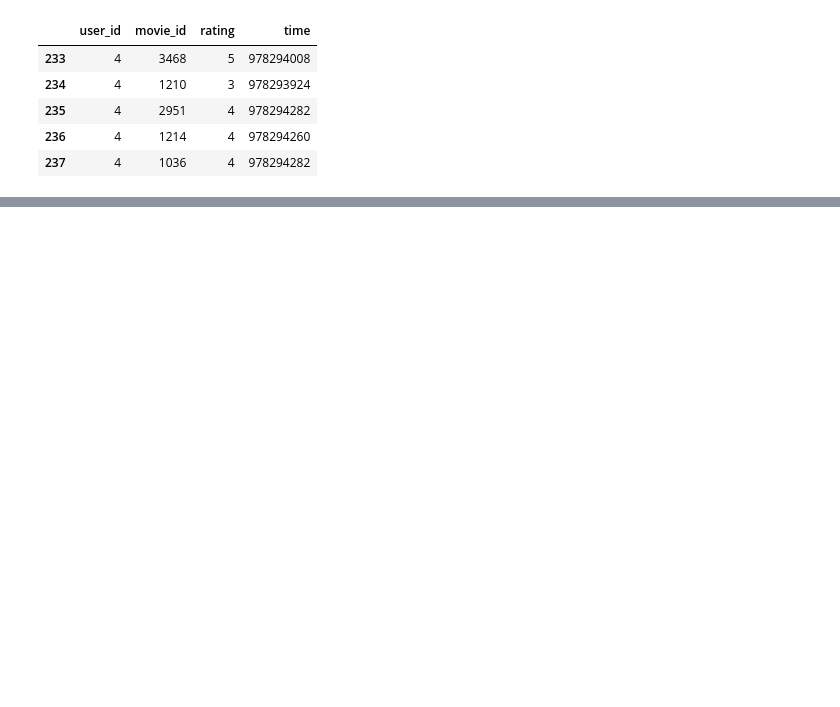
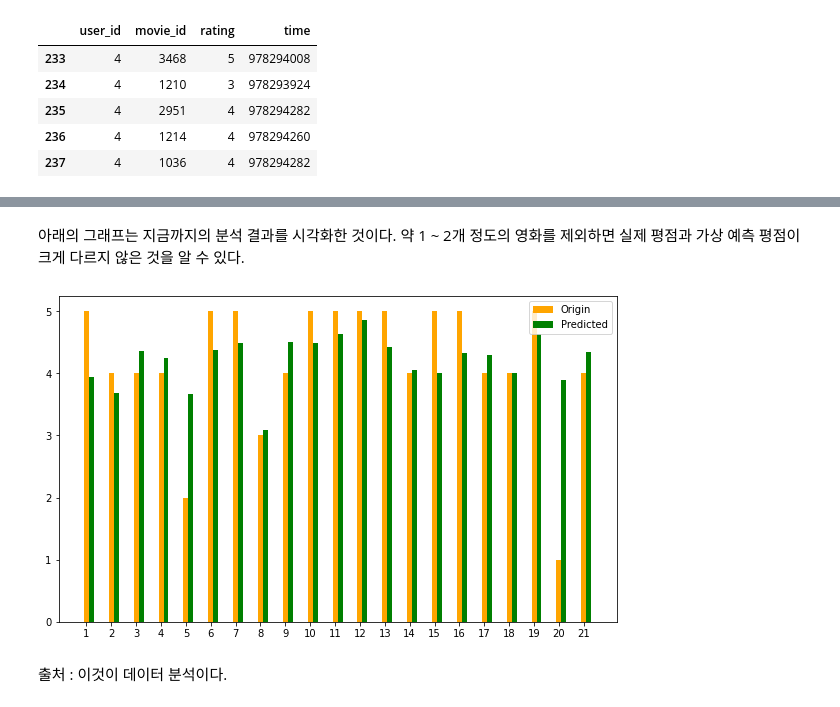
Before and after one commit to jaeyoon89/python_data_analysis, a Jupyter notebook: ch3-3_movie_rating_prediction.ipynb, the cells around one changed output, grey strips where cells are left out. Cells and saved outputs as stored; diff of their text form; code cells hidden in the pictures; blank space fills up the shorter version.

Commit message:
data_analysis_ch3-3_movie_rating_prediction

```diff
--- a/ch3-3_movie_rating_prediction.ipynb
+++ b/ch3-3_movie_rating_prediction.ipynb
@@ -246,0 +379,4 @@ target_user_data.head(5)
+# %%
+target_user_movie_predict_dict = get_user_predicted_ratings(predictions=target_user_predictions,
+                                                            user_id=target_user_id,
+                                                            user_history=target_user_movie_rating_dict)
@@ -246,0 +407,14 @@ target_user_data.head(5)
+# %%
+origin_rating_list = []
+predicted_rating_list = []
+movie_title_list = []
+idx = 0
+for movie_id, predicted_rating in target_user_movie_predict_dict.items():
+    idx = idx + 1
+    predicted_rating = round(predicted_rating,2)
+    origin_rating = target_user_movie_rating_dict[movie_id]
+    movie_title = movie_dict[movie_id]
+    print("movie", str(idx), ":", movie_title, ":", origin_rating, "/", predicted_rating)
+    origin_rating_list.append(origin_rating)
+    predicted_rating_list.append(predicted_rating)
+    movie_title_list.append(str(idx))
@@ -246,0 +439,23 @@ target_user_data.head(5)
+# %% [markdown]
+아래의 그래프는 지금까지의 분석 결과를 시각화한 것이다. 약 1 ~ 2개 정도의 영화를 제외하면 실제 평점과 가상 예측 평점이 크게 다르지 않은 것을 알 수 있다.
+# %%
+origin = origin_rating_list
+predicted = predicted_rating_list
+# %%
+plt.rcParams['figure.figsize'] = (10,6)
+index = np.arange(len(movie_title_list))
+bar_width = 0.2
+# %%
+rects1 = plt.bar(index, origin, bar_width,
+                color = 'orange',
+                label = 'Origin')
+rects2 = plt.bar(index + bar_width, predicted, bar_width,
+                color = 'green',
+                label = 'Predicted')
+plt.xticks(index, movie_title_list)
+plt.legend()
+plt.show()
+# %% [output]
+[figure, added]
+# %% [markdown]
+출처 : 이것이 데이터 분석이다.
```
Also changed, not shown: parts of 26 cells of this notebook.
